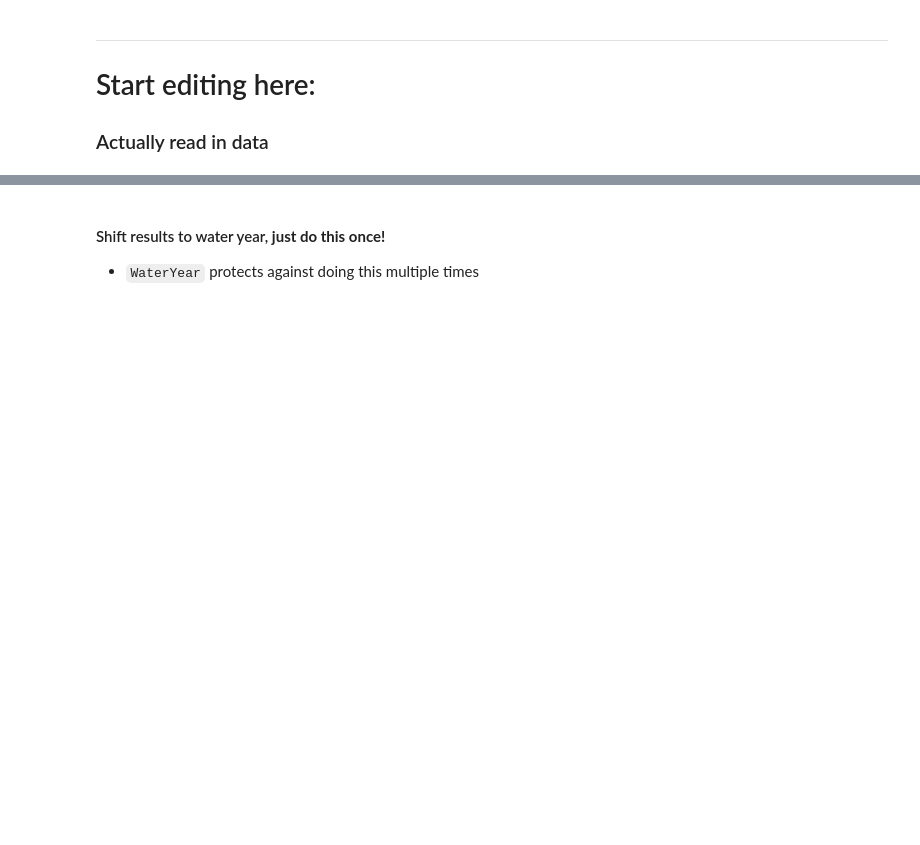
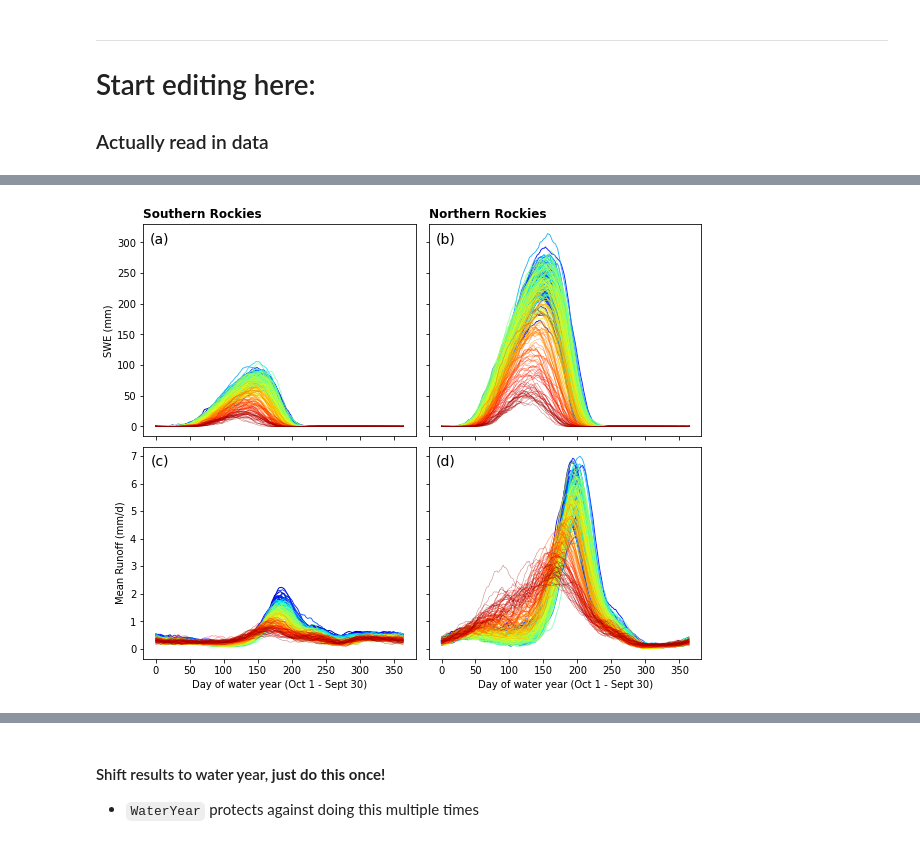
Before and after one commit to wwieder/cesm-lens, a Jupyter notebook: notebooks/lens2_SnowMelt.ipynb, the cells around one changed output, grey strips where cells are left out. Drawn from its saved outputs; the diff is of its cells as text; code cells hidden in the pictures; blank space fills up the shorter version.

```diff
--- a/notebooks/lens2_SnowMelt.ipynb
+++ b/notebooks/lens2_SnowMelt.ipynb
@@ -240,0 +355,3 @@ for i in range(len(lnd_vars)):
+# %%
+# avergae over regions
+dsREG = dsREG.mean(['lat','lon']).compute()
@@ -240,0 +492,12 @@ for i in range(len(lnd_vars)):
+# %%
+regions = ['Southern Rockies','Northern Rockies']
+plat = [slice(36.7,41),
+        slice(43.3,49) ]
+plon = [slice((360-109),(360-104.5)),
+        slice((360-117),(360-113.1))]
+p=0
+annREG = ds.sel(lat = plat[p], lon = plon[p]).mean(['lat','lon'])
+p=1
+annREG2 = ds.sel(lat = plat[p], lon = plon[p]).mean(['lat','lon'])
+annREG = xr.concat([annREG,annREG2], dim='regions')
+annREG = annREG.assign_coords({'regions': regions})
@@ -240,0 +567,43 @@ for i in range(len(lnd_vars)):
+# %%
+import matplotlib.colors as mcolors
+nspan = 1
+nyear = int(len(year)/nspan)
+alpha = np.linspace(1.,0.5,nyear)
+lw = np.linspace(1.,0.5,nyear)
+fig, ((ax1, ax2),(ax3, ax4)) = plt.subplots(2, 2,
+                                sharey='row', sharex='col',
+                                gridspec_kw={'wspace': 0.05, 'hspace':0.05},
+                                figsize=(10,8))
+
+color = iter(cm.jet(np.linspace(0,1,nyear)))
+for i in range(nyear-1):
+    #print(year[(i*nspan)])
+    firstDay = 365*i*nspan
+    lastDay = firstDay + 365
+    y = Y.isel(time=slice(firstDay,lastDay) )
+    y2 = Y2.isel(time=slice(firstDay,lastDay) )
+    c = next(color)
+    ax1.plot(y.H2OSNO.isel(regions=0),c=c,lw=lw[i],alpha=alpha[i])
+    ax2.plot(y.H2OSNO.isel(regions=1),c=c,lw=lw[i],alpha=alpha[i])
+    ax3.plot(y.QRUNOFF.isel(regions=0),c=c,lw=lw[i],alpha=alpha[i])
+    ax4.plot(y.QRUNOFF.isel(regions=1),c=c,lw=lw[i],alpha=alpha[i])
+
+ax1.set_title(regions[0], loc='left',
+              fontsize='large', fontweight='bold')
+ax2.set_title(regions[1], loc='left',
+              fontsize='large', fontweight='bold')
+ax1.set_ylabel('SWE (mm)') ;
+ax3.set_ylabel('Mean Runoff (mm/d)') ;
+ax3.set_xlabel('Day of water year (Oct 1 - Sept 30)') ;
+ax4.set_xlabel('Day of water year (Oct 1 - Sept 30)') ;
+
+ax1.annotate('(a)', xy=(0.06, 0.93), xycoords=ax1.transAxes,
+                ha='center', va='center',fontsize=14)
+ax2.annotate('(b)', xy=(0.06, 0.93), xycoords=ax2.transAxes,
+                ha='center', va='center',fontsize=14)
+ax3.annotate('(c)', xy=(0.06, 0.93), xycoords=ax3.transAxes,
+                ha='center', va='center',fontsize=14)
+ax4.annotate('(d)', xy=(0.06, 0.93), xycoords=ax4.transAxes,
+                ha='center', va='center',fontsize=14);
+# %% [output]
+[figure, added]
```
Also changed, not shown: parts of 75 cells of this notebook, 2 other files.
